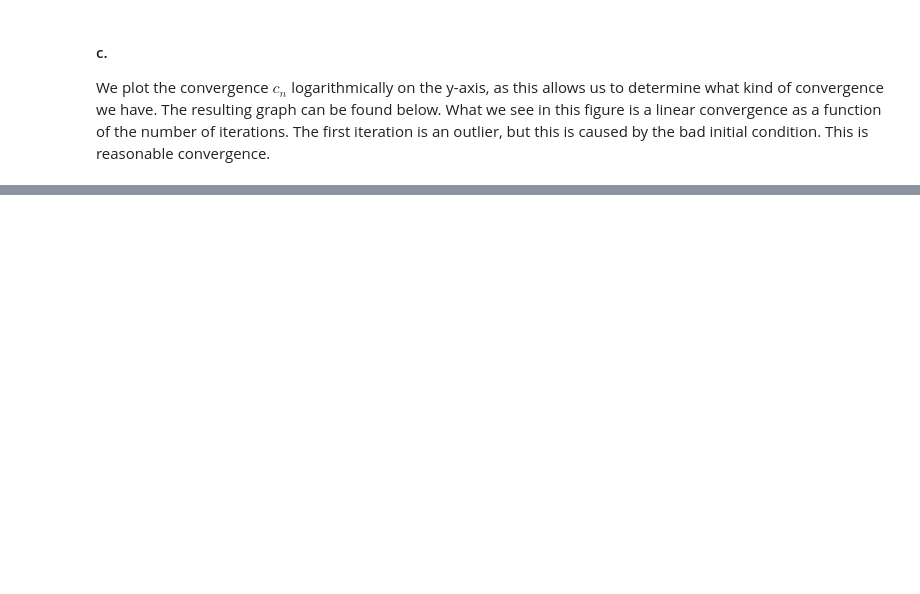
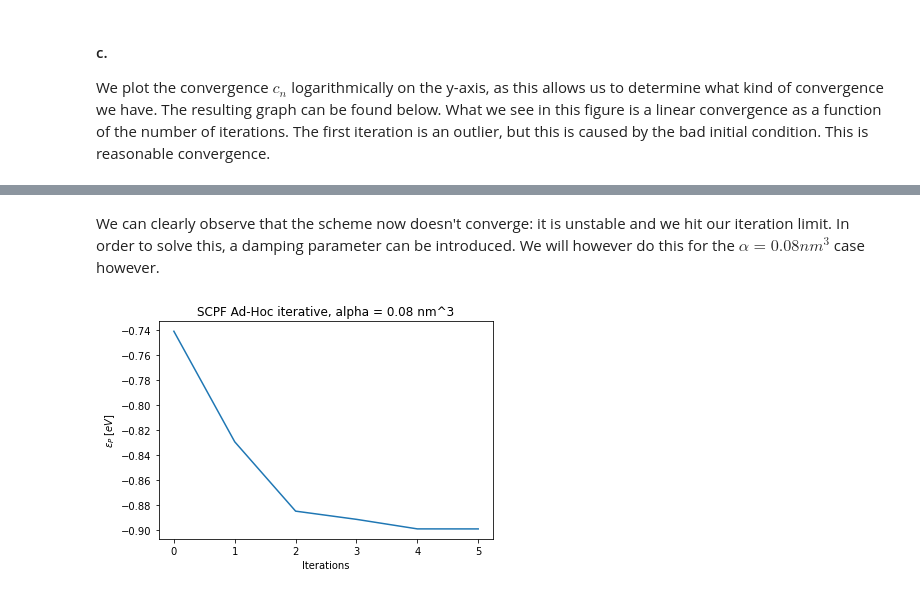
Before and after one commit to KevoSoftworks/mathematical_and_numerical_physics, a Jupyter notebook: part_2/part2.ipynb, the cells around one changed output, grey strips where cells are left out. Saved outputs shown, nothing was run; the diff lists cells and outputs as text; code cells hidden in the pictures; blank space fills up the shorter version.

```diff
--- a/part_2/part2.ipynb
+++ b/part_2/part2.ipynb
@@ -384,0 +419,6 @@ plt.plot(range(len(ep)), ep);
+# %% [markdown]
+We can clearly observe that the scheme now doesn't converge: it is unstable and we hit our iteration limit. In order to solve this, a damping parameter can be introduced. We will however do this for the $\alpha = 0.08 nm^3$ case however.
+# %%
+ad_hoc(1, 0.9, 0.08);
+# %% [output]
+[figure, added]
```
Also changed, not shown: parts of 23 cells of this notebook.
